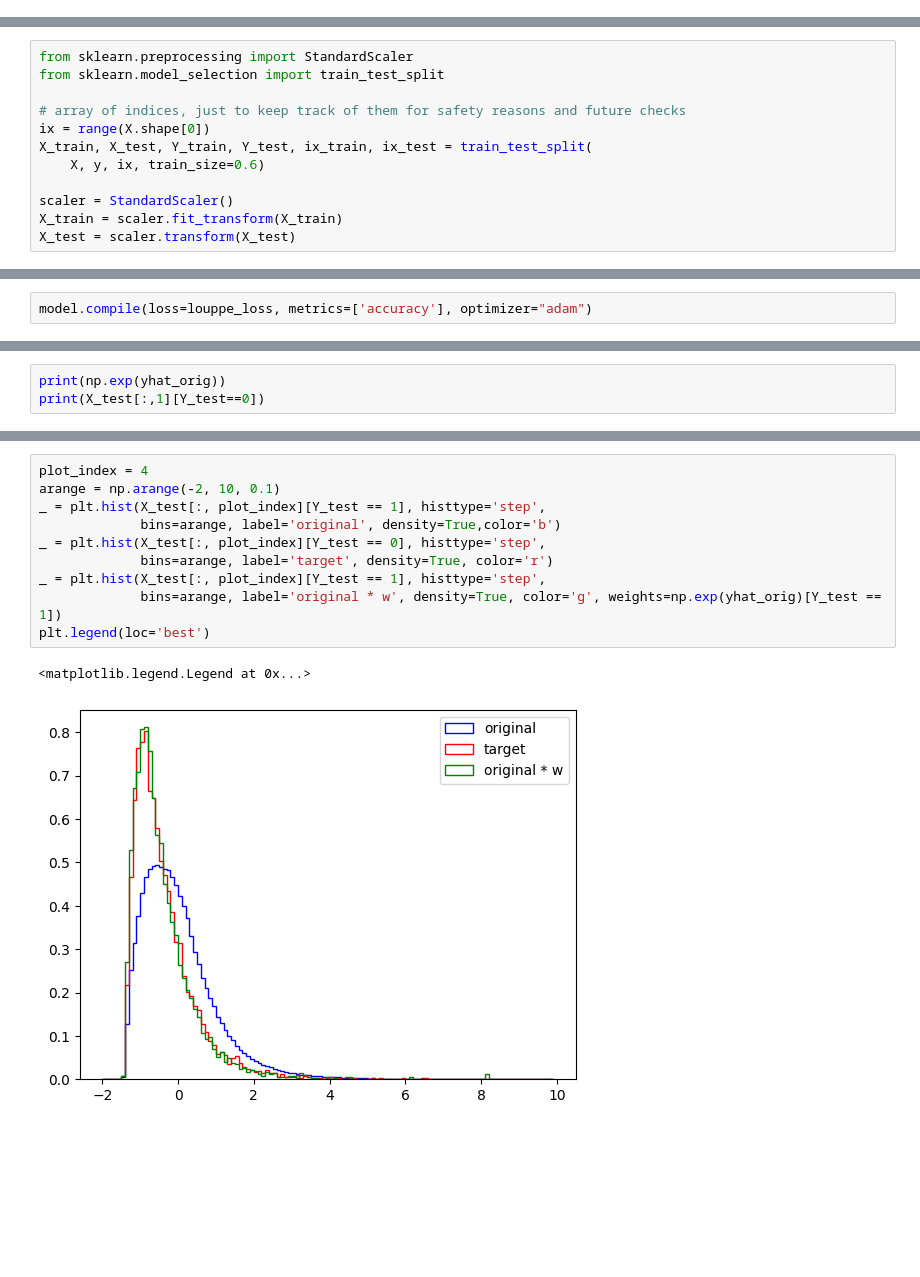
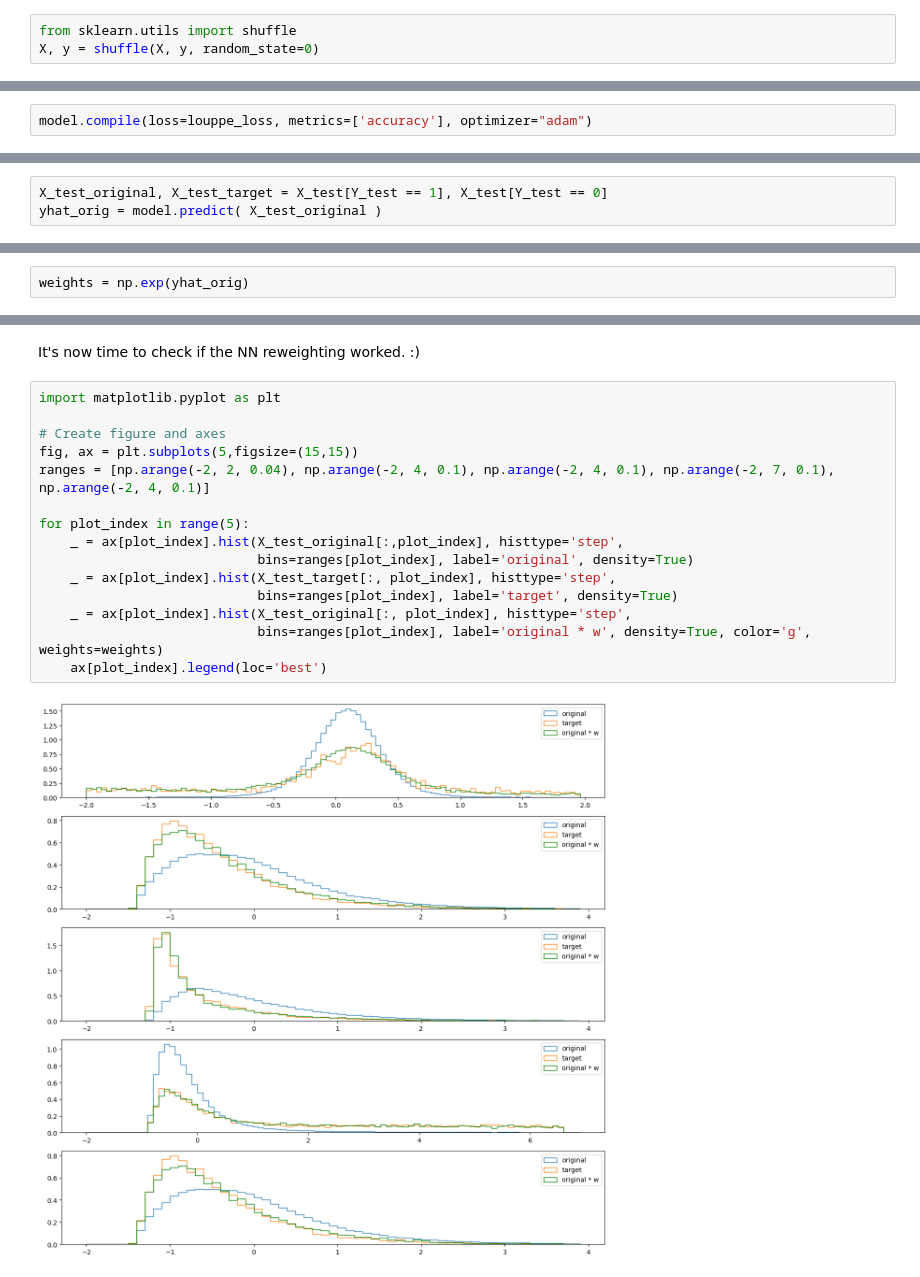
Before and after one commit to MarcoValente/nn-reweighter, a Jupyter notebook: notebooks/nn-reweighter.ipynb, the cells around one changed output, grey strips where cells are left out. Cells and saved outputs as stored; diff of their text form; blank space fills up the shorter version.

```diff
--- a/notebooks/nn-reweighter.ipynb
+++ b/notebooks/nn-reweighter.ipynb
@@ -34,0 +44,3 @@ plt.legend(loc='best')
+# %%
+from sklearn.utils import shuffle
+X, y = shuffle(X, y, random_state=0)
@@ -37,12 +76,0 @@ plt.legend(loc='best')
-# %%
-from sklearn.preprocessing import StandardScaler
-from sklearn.model_selection import train_test_split
-
-# array of indices, just to keep track of them for safety reasons and future checks
-ix = range(X.shape[0])
-X_train, X_test, Y_train, Y_test, ix_train, ix_test = train_test_split(
-    X, y, ix, train_size=0.6)
-
-scaler = StandardScaler()
-X_train = scaler.fit_transform(X_train)
-X_test = scaler.transform(X_test)
@@ -122,0 +152,3 @@ yhat_orig = model.predict( X_test )
+# %%
+X_test_original, X_test_target = X_test[Y_test == 1], X_test[Y_test == 0]
+yhat_orig = model.predict( X_test_original )
@@ -123,3 +159,2 @@ yhat_orig = model.predict( X_test )
 # %%
-print(np.exp(yhat_orig))
-print(X_test[:,1][Y_test==0])
+weights = np.exp(yhat_orig)
@@ -136,13 +170,19 @@ print(X_test[:,1][Y_test==0])
+# %% [markdown]
+It's now time to check if the NN reweighting worked. :)
 # %%
-plot_index = 4
-arange = np.arange(-2, 10, 0.1)
-_ = plt.hist(X_test[:, plot_index][Y_test == 1], histtype='step',
-             bins=arange, label='original', density=True,color='b')
-_ = plt.hist(X_test[:, plot_index][Y_test == 0], histtype='step',
-             bins=arange, label='target', density=True, color='r')
-_ = plt.hist(X_test[:, plot_index][Y_test == 1], histtype='step',
-             bins=arange, label='original * w', density=True, color='g', weights=np.exp(yhat_orig)[Y_test == 1])
-plt.legend(loc='best')
+import matplotlib.pyplot as plt
+
+# Create figure and axes
+fig, ax = plt.subplots(5,figsize=(15,15))
+ranges = [np.arange(-2, 2, 0.04), np.arange(-2, 4, 0.1), np.arange(-2, 4, 0.1), np.arange(-2, 7, 0.1), np.arange(-2, 4, 0.1)]
+
+for plot_index in range(5):
+    _ = ax[plot_index].hist(X_test_original[:,plot_index], histtype='step',
+                            bins=ranges[plot_index], label='original', density=True)
+    _ = ax[plot_index].hist(X_test_target[:, plot_index], histtype='step',
+                            bins=ranges[plot_index], label='target', density=True)
+    _ = ax[plot_index].hist(X_test_original[:, plot_index], histtype='step',
+                            bins=ranges[plot_index], label='original * w', density=True, color='g', weights=weights)
+    ax[plot_index].legend(loc='best')
 # %% [output]
-<matplotlib.legend.Legend at 0x...>
-[figure, old version]
+[figure, new version]
```
Also changed, not shown: parts of 37 cells of this notebook.
